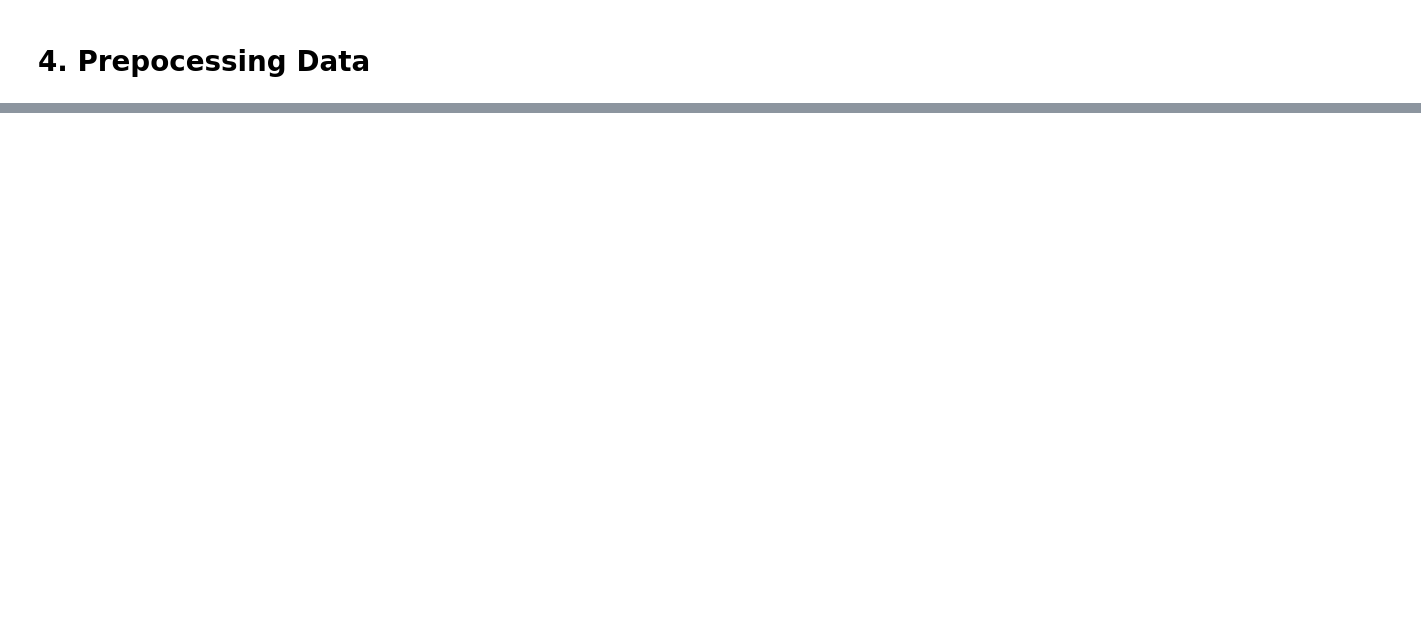
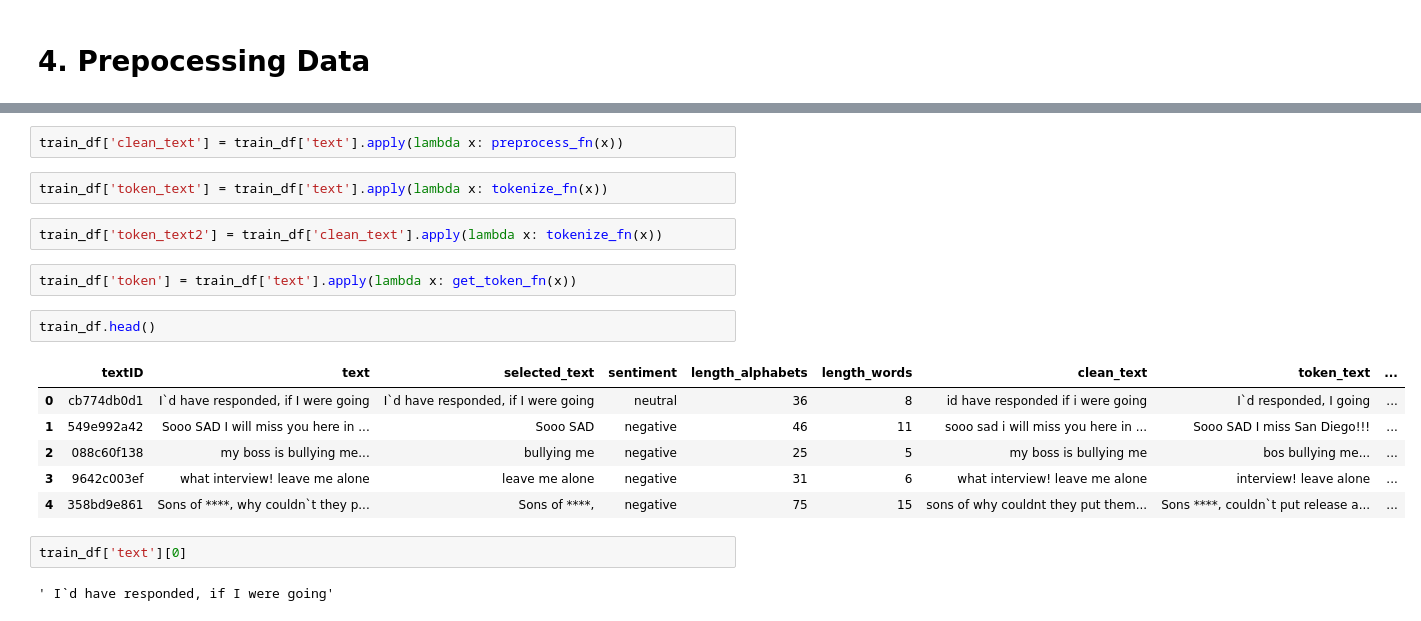
Before and after one commit to jerife/Kaggle, a Jupyter notebook: 09 Tweet Sentiment Extraction.ipynb, the cells around one changed output, grey strips where cells are left out. Drawn from its saved outputs; the diff is of its cells as text; blank space fills up the shorter version.

```diff
--- a/09 Tweet Sentiment Extraction.ipynb
+++ b/09 Tweet Sentiment Extraction.ipynb
@@ -229,0 +324,21 @@ plt.show()
+# %%
+train_df['clean_text'] = train_df['text'].apply(lambda x: preprocess_fn(x))
+# %%
+train_df['token_text'] = train_df['text'].apply(lambda x: tokenize_fn(x))
+# %%
+train_df['token_text2'] = train_df['clean_text'].apply(lambda x: tokenize_fn(x))
+# %%
+train_df['token'] = train_df['text'].apply(lambda x: get_token_fn(x))
+# %%
+train_df.head()
+# %% [output]
+|  | textID | text | selected_text | sentiment | length_alphabets | length_words | clean_text | token_text | ... |
+| 0 | cb774db0d1 | I`d have responded, if I were going | I`d have responded, if I were going | neutral | 36 | 8 | id have responded if i were going | I`d responded, I going | ... |
+| 1 | 549e992a42 | Sooo SAD I will miss you here in ... | Sooo SAD | negative | 46 | 11 | sooo sad i will miss you here in ... | Sooo SAD I miss San Diego!!! | ... |
+| 2 | 088c60f138 | my boss is bullying me... | bullying me | negative | 25 | 5 | my boss is bullying me | bos bullying me... | ... |
+| 3 | 9642c003ef | what interview! leave me alone | leave me alone | negative | 31 | 6 | what interview! leave me alone | interview! leave alone | ... |
+| 4 | 358bd9e861 | Sons of ****, why couldn`t they p... | Sons of ****, | negative | 75 | 15 | sons of why couldnt they put them... | Sons ****, couldn`t put release a... | ... |
+# %%
+train_df['text'][0]
+# %% [output]
+' I`d have responded, if I were going'
```
Also changed, not shown: parts of 11 cells of this notebook.
